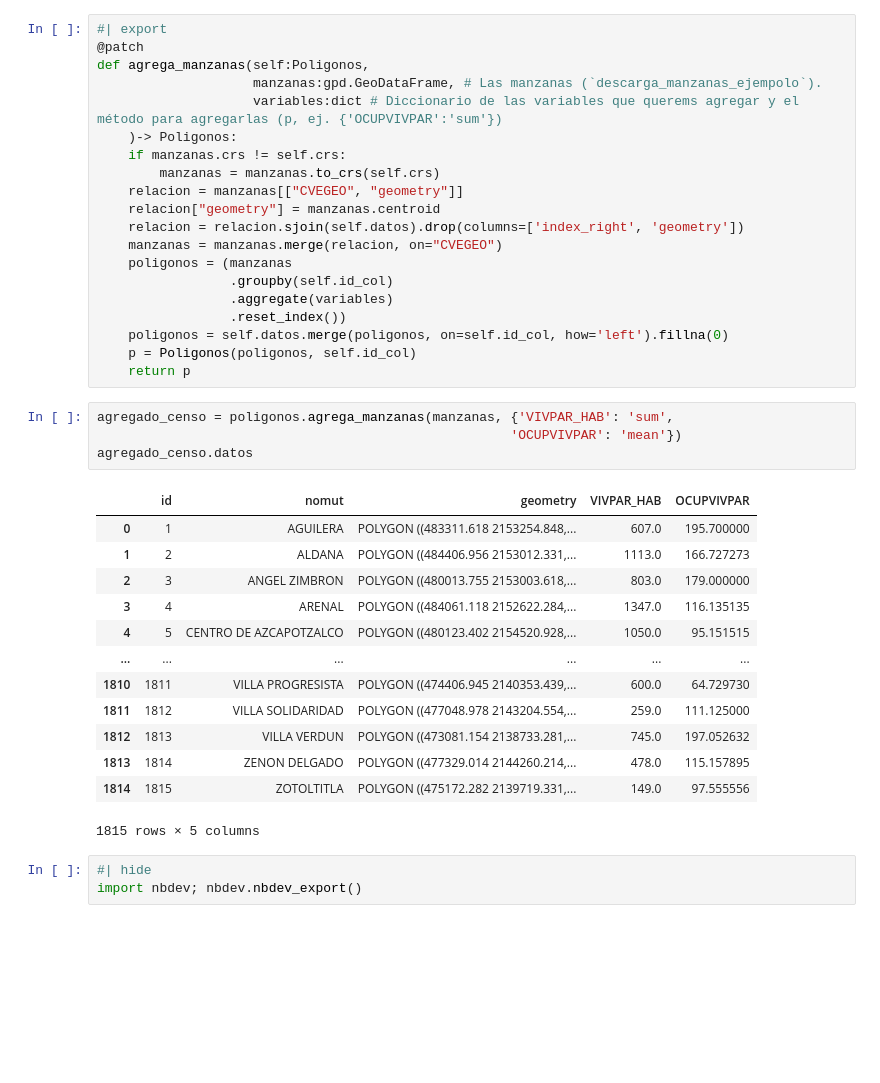
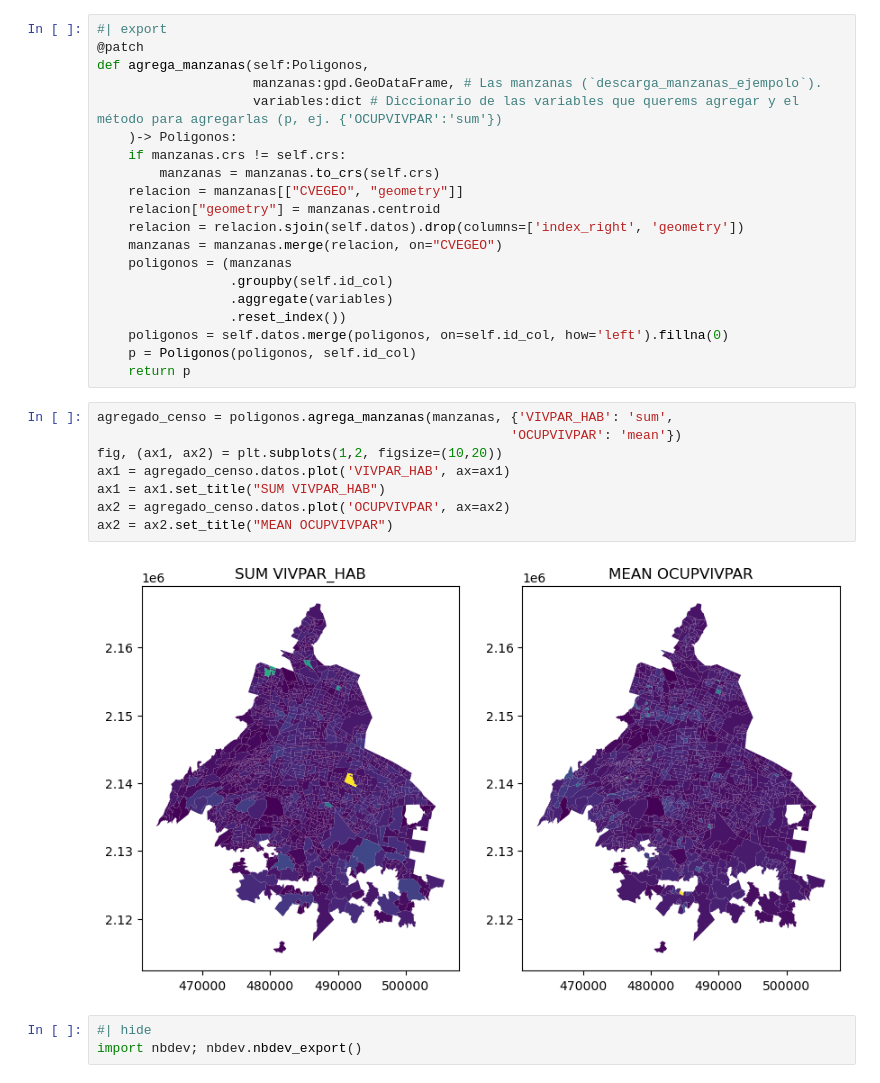
Before and after one commit to CentroGeo/pyLandUseMX, a Jupyter notebook: nbs/api/01_coberturas.ipynb, the cells around one changed output. Cells and saved outputs as stored; diff of their text form; blank space fills up the shorter version.

```diff
--- a/nbs/api/01_coberturas.ipynb
+++ b/nbs/api/01_coberturas.ipynb
@@ -693,24 +726,16 @@ def agrega_manzanas(self:Poligonos,
     poligonos = self.datos.merge(poligonos, on=self.id_col, how='left').fillna(0)
     p = Poligonos(poligonos, self.id_col)
     return p
-# %%
-agregado_censo = poligonos.agrega_manzanas(manzanas, {'VIVPAR_HAB': 'sum',
-                                                     'OCUPVIVPAR': 'mean'})
-agregado_censo.datos
-# %% [output]
-|  | id | nomut | geometry | VIVPAR_HAB | OCUPVIVPAR |
-| 0 | 1 | AGUILERA | POLYGON ((483311.618 2153254.848,... | 607.0 | 195.700000 |
-| 1 | 2 | ALDANA | POLYGON ((484406.956 2153012.331,... | 1113.0 | 166.727273 |
-| 2 | 3 | ANGEL ZIMBRON | POLYGON ((480013.755 2153003.618,... | 803.0 | 179.000000 |
-| 3 | 4 | ARENAL | POLYGON ((484061.118 2152622.284,... | 1347.0 | 116.135135 |
-| 4 | 5 | CENTRO DE AZCAPOTZALCO | POLYGON ((480123.402 2154520.928,... | 1050.0 | 95.151515 |
-| ... | ... | ... | ... | ... | ... |
-| 1810 | 1811 | VILLA PROGRESISTA | POLYGON ((474406.945 2140353.439,... | 600.0 | 64.729730 |
-| 1811 | 1812 | VILLA SOLIDARIDAD | POLYGON ((477048.978 2143204.554,... | 259.0 | 111.125000 |
-| 1812 | 1813 | VILLA VERDUN | POLYGON ((473081.154 2138733.281,... | 745.0 | 197.052632 |
-| 1813 | 1814 | ZENON DELGADO | POLYGON ((477329.014 2144260.214,... | 478.0 | 115.157895 |
-| 1814 | 1815 | ZOTOLTITLA | POLYGON ((475172.282 2139719.331,... | 149.0 | 97.555556 |
-1815 rows × 5 columns
+# %%
+agregado_censo = poligonos.agrega_manzanas(manzanas, {'VIVPAR_HAB': 'sum',
+                                                     'OCUPVIVPAR': 'mean'})
+fig, (ax1, ax2) = plt.subplots(1,2, figsize=(10,20))
+ax1 = agregado_censo.datos.plot('VIVPAR_HAB', ax=ax1)
+ax1 = ax1.set_title("SUM VIVPAR_HAB")
+ax2 = agregado_censo.datos.plot('OCUPVIVPAR', ax=ax2)
+ax2 = ax2.set_title("MEAN OCUPVIVPAR")
+# %% [output]
+[figure, added]
 # %%
 #| hide
 import nbdev; nbdev.nbdev_export()
```
Also changed, not shown: parts of 5 cells of this notebook, 2 other files.
